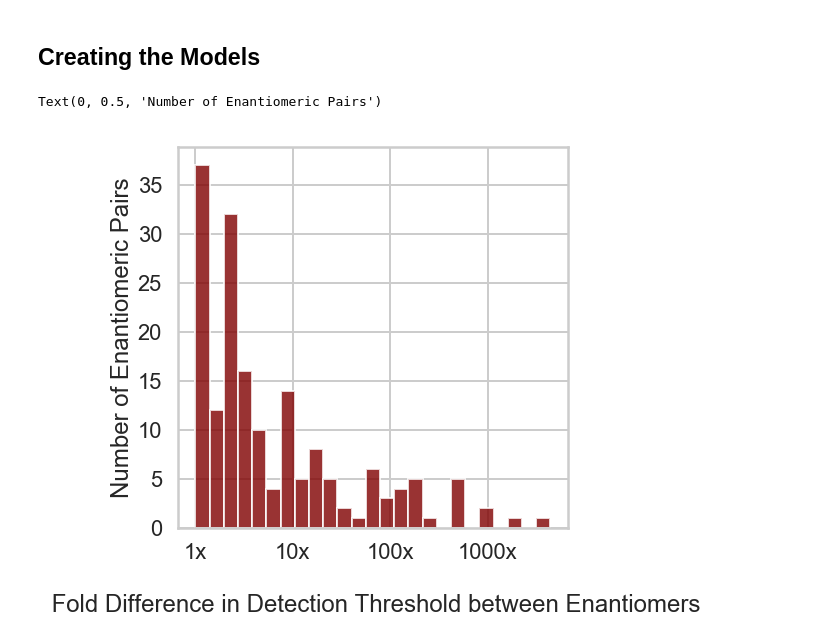
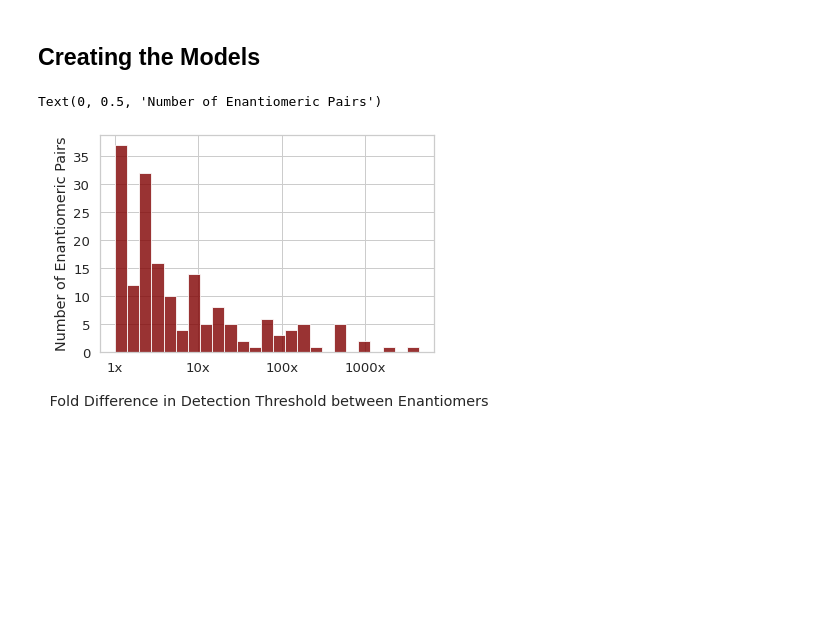
Before and after one commit to rgerkin/enantiomerlist, a Jupyter notebook: OdorantModel.ipynb, the cells around one changed output. Saved outputs shown, nothing was run; the diff lists cells and outputs as text; code cells hidden in the pictures; blank space fills up the shorter version.

```diff
--- a/OdorantModel.ipynb
+++ b/OdorantModel.ipynb
@@ -18,4 +16,7 @@ import __init__ as a
 import math
 import numpy as np
 import matplotlib.pyplot as plt
-a.mpl.rcParams['font.size'] = 12
+import pyrfume
+import seaborn as sns
+sns.set(font_scale=1.2)
+#a.mpl.rcParams['font.size'] = 12
@@ -89,12 +42,17 @@ Loaded 456 molecules
 | 4 | (4R,7R)-(+)-galaxolide | 14177988 | NaN | C[C@H]1COCC2=CC3=C(C=C12)C([C@H](... | 4.40E-01 | ppb in air | ... |
 # %% [markdown]
 ## Cutting the Dataframe in Half
+# %%
+def harmonic(x):
+    return np.log10(1/np.mean(1/x['Normalized Detection Threshold'].values))
 # %%
 # This section creates a new data frame with just one odorant of each enantiomeric pair from the original dataset
 # Adds the ratio of absolute log values
 # half_log_abs = coleman_data.groupby('N').apply(log_abs)
 half_log_abs = coleman_data.groupby('N').apply(a.log_abs)
-half_coleman_data = coleman_data.iloc[::2]
+half_det = coleman_data.groupby('N').apply(harmonic)
+half_coleman_data = coleman_data.iloc[::2].copy()
 half_coleman_data.loc[:, 'log_abs'] = half_log_abs.values
+half_coleman_data.loc[:, 'det'] = half_det.values
 # %%
 # This line makes sure that the rest of the exsisting null values are equal in the new data frame and in the new data frame's 'log_abs' column
@@ -188,14 +126,14 @@ Name: 2, dtype: object
 # %%
 import matplotlib.pyplot as plt
 import seaborn as sns
 sns.set_style("whitegrid")
-sns.set_context('poster')
+#sns.set_context('poster')
 #plt.figure(figsize=(7,7))
 stuff = half_coleman_data[half_coleman_data["log_abs"]<50]
 plt.hist(stuff["log_abs"], bins=25, color="#800000", alpha=0.8);
 plt.xticks([0,1,2,3], ["1x", "10x", "100x", "1000x"])
 plt.xlabel("\n Fold Difference in Detection Threshold between Enantiomers")
 plt.ylabel("Number of Enantiomeric Pairs")
 # %% [output]
 Text(0, 0.5, 'Number of Enantiomeric Pairs')
-[figure, old version]
+[figure, new version]
```
Also changed, not shown: parts of 41 cells of this notebook, 2 other files.
